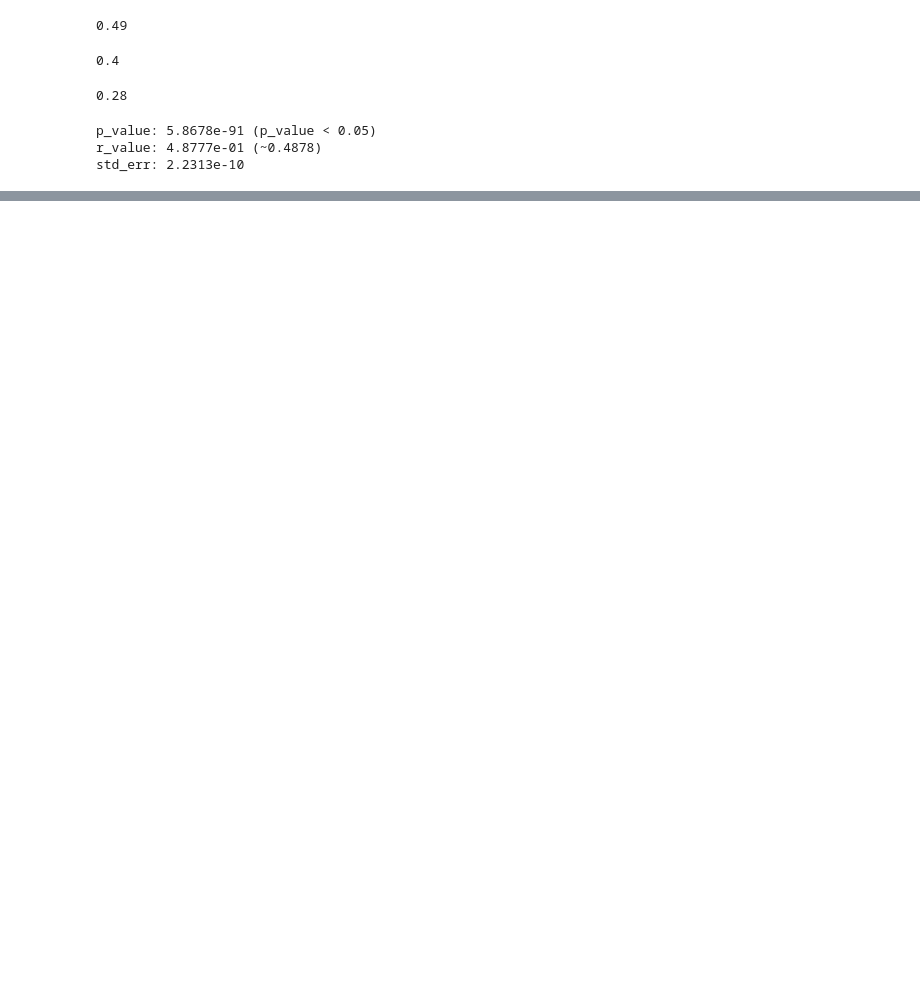
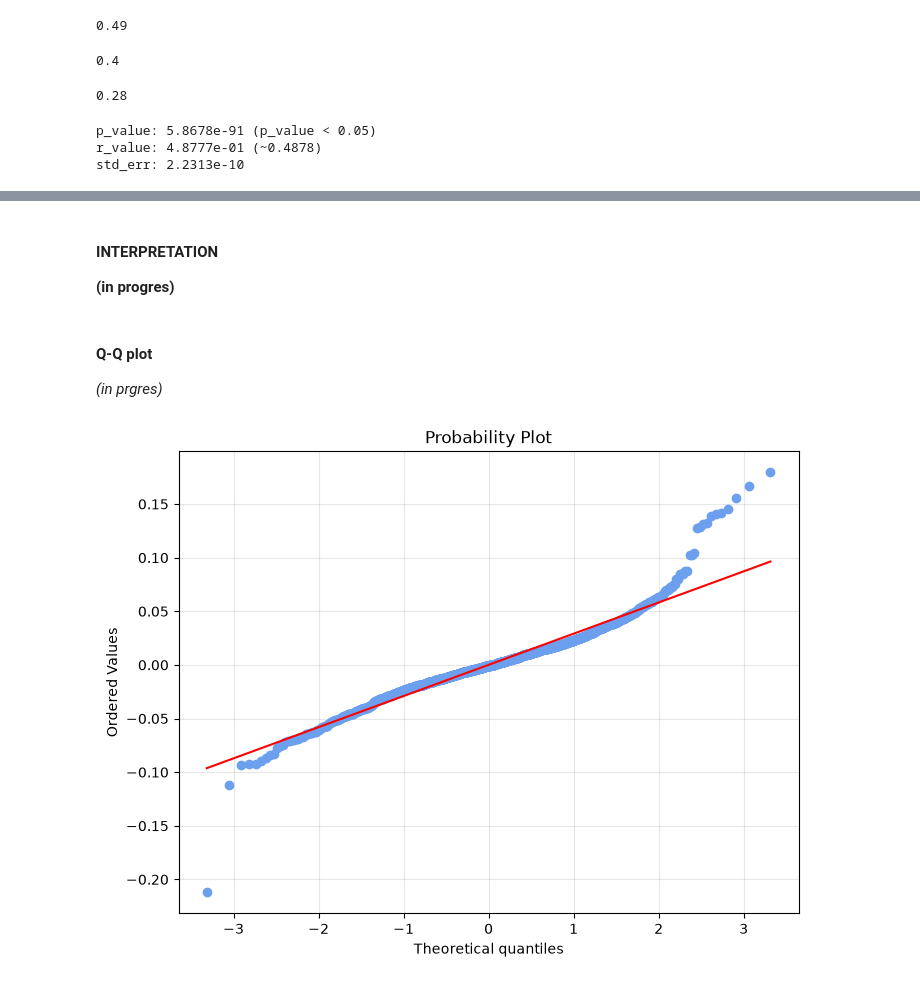
Before and after one commit to studzinskimilosz/mathematical-and-statistical-analysis, a Jupyter notebook: notebook/notebook.ipynb, the cells around one changed output, grey strips where cells are left out. Saved outputs shown, nothing was run; the diff lists cells and outputs as text; code cells hidden in the pictures; blank space fills up the shorter version.

```diff
--- a/notebook/notebook.ipynb
+++ b/notebook/notebook.ipynb
@@ -338,0 +347,21 @@ plt.show()
+# %% [markdown]
+#### INTERPRETATION
+**(in progres)**
+# %% [markdown]
+#### Q-Q plot
+*(in prgres)*
+# %%
+fig, ax = plt.subplots(figsize = (8, 6))
+st.probplot(log_returns, plot=ax)
+
+plt.grid(
+    alpha = 0.3,
+    linestyle = '-'
+)
+
+ax.get_lines()[0].set_color('#6CA0EF')
+ax.get_lines()[1].set_color('red')
+
+plt.show()
+# %% [output]
+[figure, added]
```
Also changed, not shown: parts of 4 cells of this notebook.
